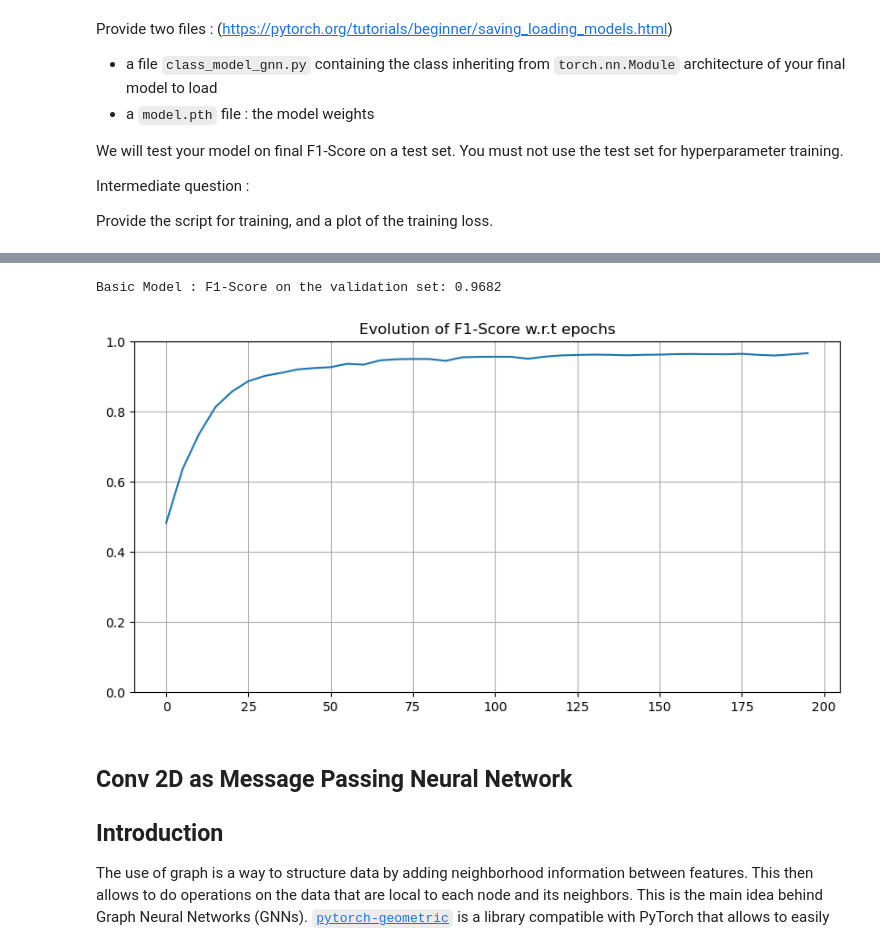
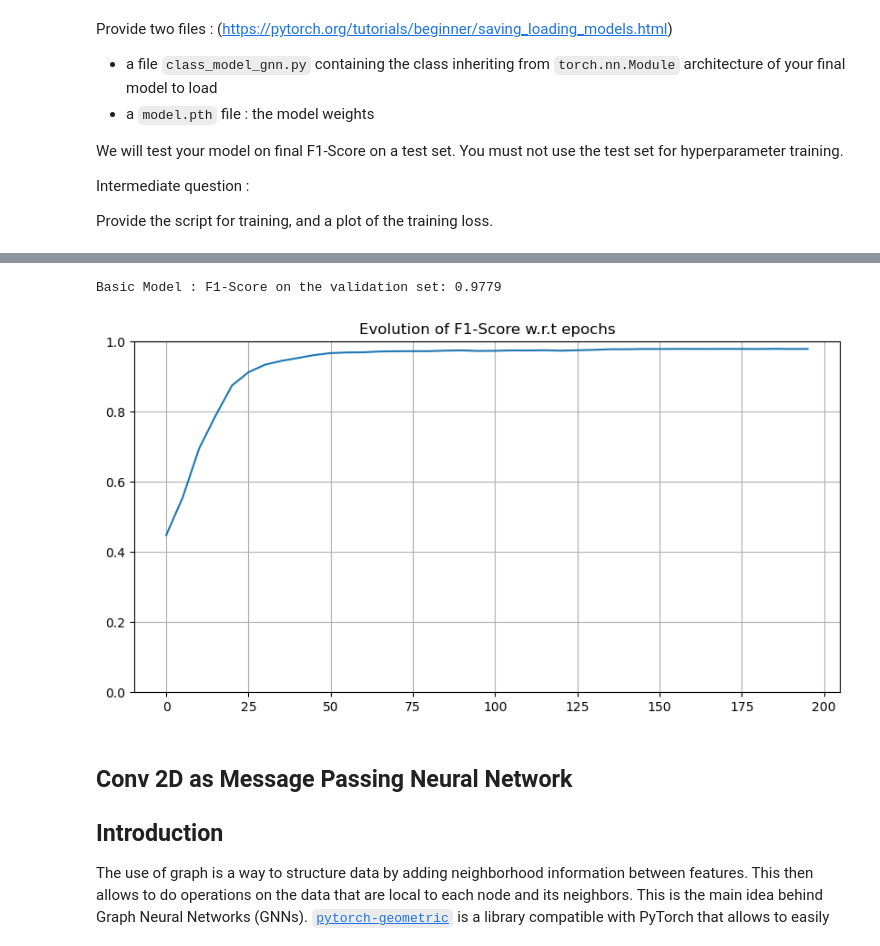
Before and after one commit to BenjaminDeporte/TP3_DLiP_GNN, a Jupyter notebook: TP3.ipynb, the cells around one changed output, grey strips where cells are left out. Cells and saved outputs as stored; diff of their text form; code cells hidden in the pictures.

Commit message:
hidden 64 => 256

```diff
--- a/TP3.ipynb
+++ b/TP3.ipynb
@@ -441,7 +441,7 @@ patience = 100     # number of epochs to wait before stopping if no improvement
 
 
 ### DEFINE THE MODEL
-gat_model= StudentModel(input_size=n_features, hidden_size=64, n_features=n_classes).to(
+gat_model= StudentModel(input_size=n_features, hidden_size=256, n_features=n_classes).to(
     device
 )
 ### DEFINE LOSS FUNCTION
@@ -451,7 +451,7 @@ loss_fcn = nn.BCEWithLogitsLoss() # applies the sigmoid from the paper
 optimizer = torch.optim.Adam(gat_model.parameters(), lr=0.005) # lr from the paper
 
 ### TRAIN THE MODEL
-epoch_list, basic_model_scores = train(
+epoch_list, gat_model_scores = train(
     gat_model,
     loss_fcn,
     device,
@@ -485,22 +485,22 @@ torch.save(gat_model.state_dict(), "model.pth")
 # %%
 ### F1-SCORE ON VALID DATASET
 score_valid = evaluate(gat_model, loss_fcn, device, val_dataloader)
 print("Basic Model : F1-Score on the validation set: {:.4f}".format(score_valid))
 
 
 ### PLOT EVOLUTION OF F1-SCORE W.R.T EPOCHS
 def plot_f1_score(epoch_list, scores):
     plt.figure(figsize=[10, 5])
     plt.plot(epoch_list, scores)
     plt.title("Evolution of F1-Score w.r.t epochs")
     plt.ylim([0.0, 1.0])
     plt.grid()
     plt.show()
 
-plot_f1_score(epoch_list, basic_model_scores)
+plot_f1_score(epoch_list, gat_model_scores)
 # %% [output]
-Basic Model : F1-Score on the validation set: 0.9682
+Basic Model : F1-Score on the validation set: 0.9779
-[figure, old version]
+[figure, new version]
 # %% [markdown]
 ## Conv 2D as Message Passing Neural Network
 
```
Also changed, not shown: parts of 3 cells of this notebook, 1 other file.
